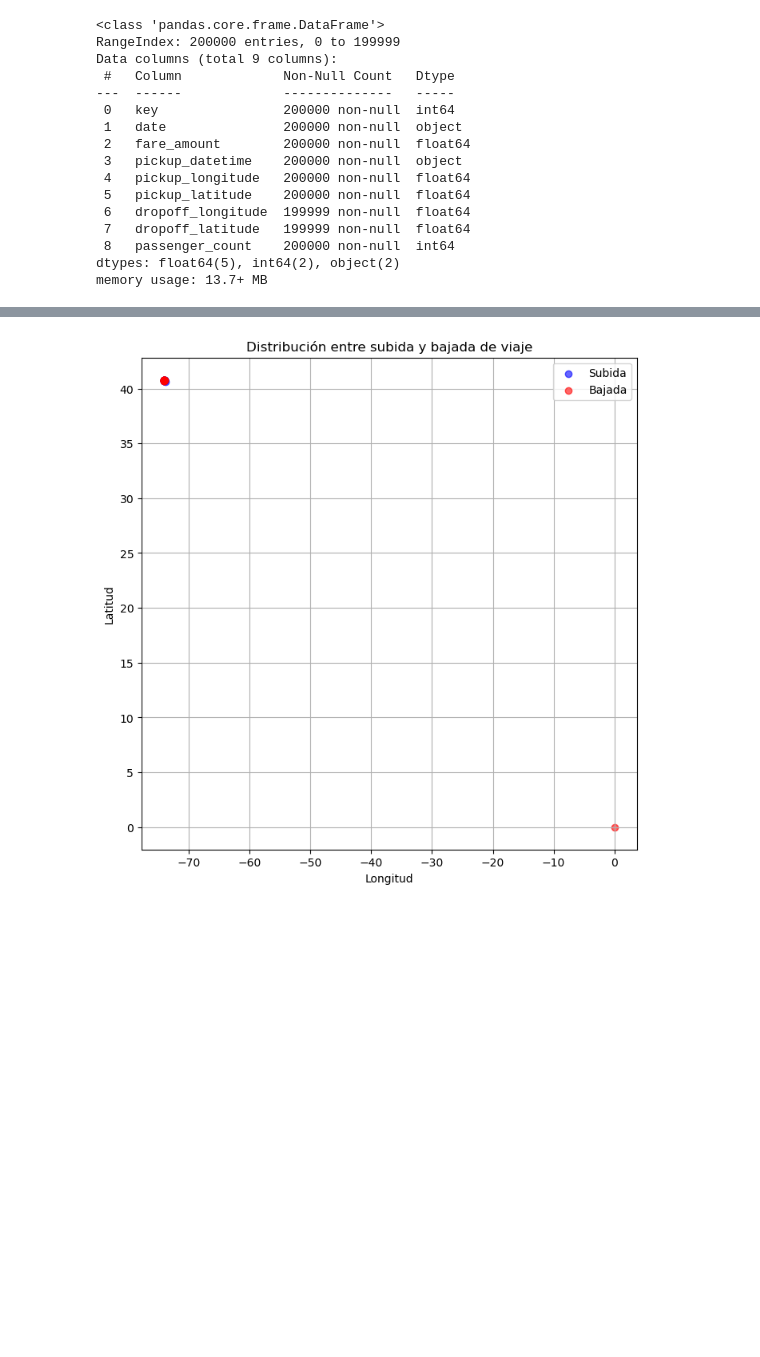
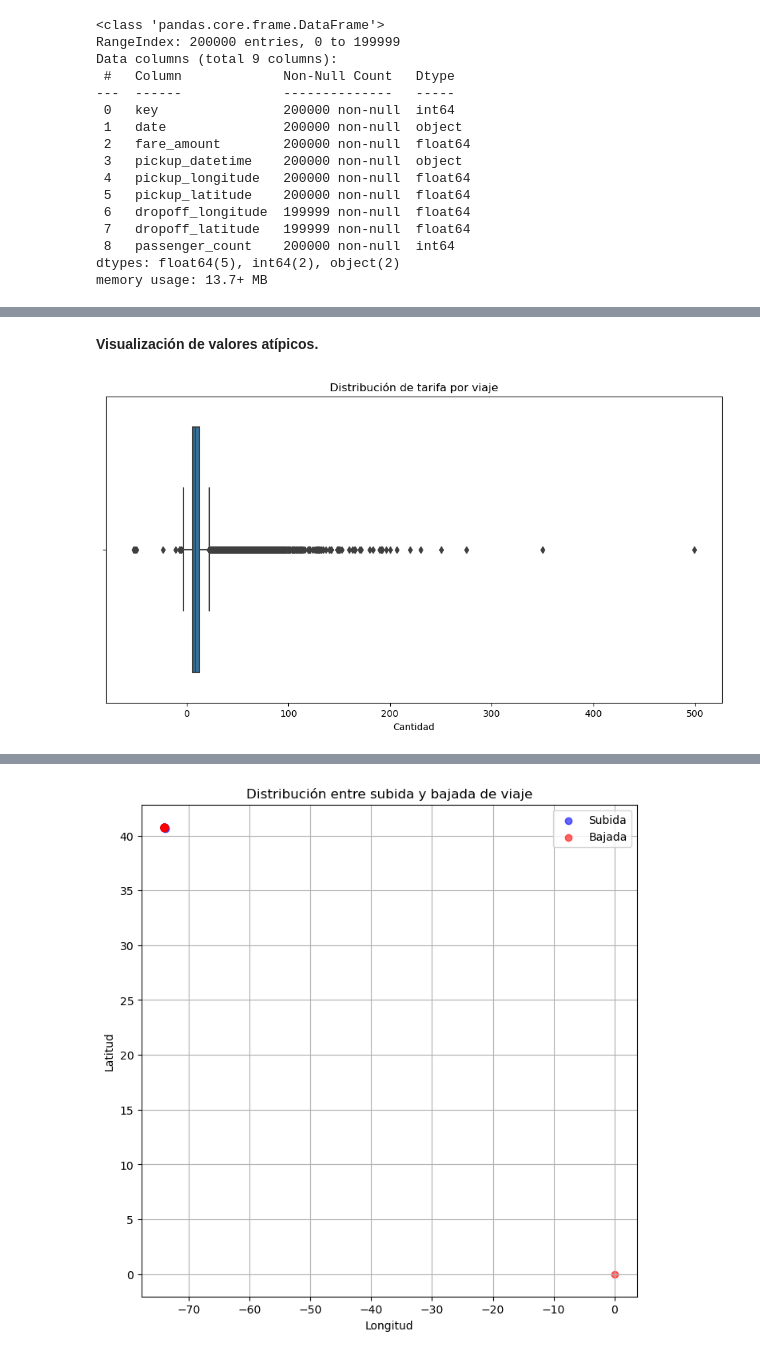
Before and after one commit to CaroRuiz92/AA1-TUIA-2025C2-Ruiz-Quispe, a Jupyter notebook: TP-Regresion-AA1-2025C1.ipynb, the cells around one changed output, grey strips where cells are left out. Cells and saved outputs as stored; diff of their text form; code cells hidden in the pictures; blank space fills up the shorter version.

Commit message:
Reordenamiento y correción de visualizaciones preliminares.

```diff
--- a/TP-Regresion-AA1-2025C1.ipynb
+++ b/TP-Regresion-AA1-2025C1.ipynb
@@ -132,0 +103,12 @@ df.describe()
+# %% [markdown]
+**Visualización de valores atípicos.**
+# %%
+#Grafico para visualizar datos atípicos
+# Distribución de tarifas totales por viaje
+plt.figure(figsize=(12,6))
+sns.boxplot(x=df['fare_amount'])
+plt.title('Distribución de tarifa por viaje')
+plt.xlabel('Cantidad')
+plt.show()
+# %% [output]
+[figure, added]
```
Also changed, not shown: parts of 31 cells of this notebook.
